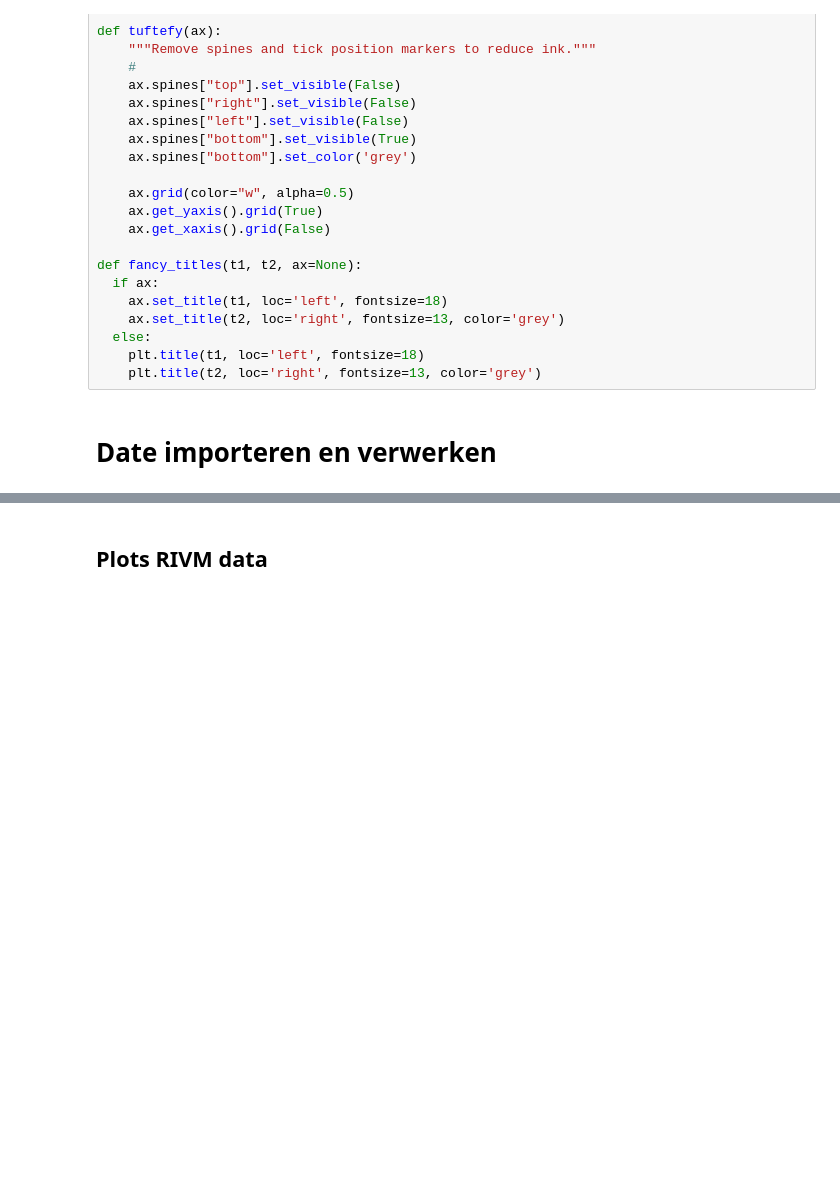
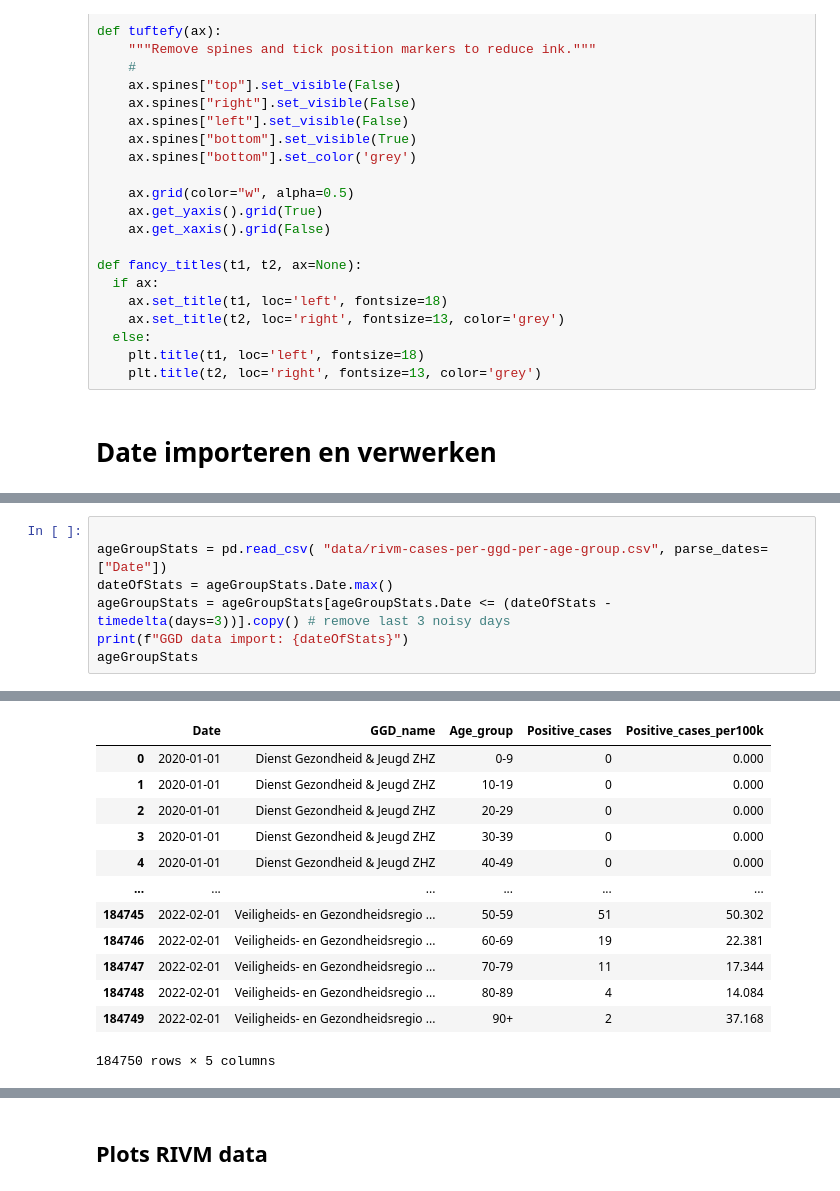
Before and after one commit to DavyLandman/covid-19-rivm-data, a Jupyter notebook: opnames.ipynb, the cells around one changed output, grey strips where cells are left out. Saved outputs shown, nothing was run; the diff lists cells and outputs as text; blank space fills up the shorter version.

```diff
--- a/opnames.ipynb
+++ b/opnames.ipynb
@@ -141,0 +239,8 @@ opnames_nice7['30+'] = opnames_nice7['30 - 60'] + opnames_nice7['60+']
+# %%
+
+ageGroupStats = pd.read_csv( "data/rivm-cases-per-ggd-per-age-group.csv", parse_dates=["Date"])
+dateOfStats = ageGroupStats.Date.max()
+ageGroupStats = ageGroupStats[ageGroupStats.Date <= (dateOfStats - timedelta(days=3))].copy() # remove last 3 noisy days
+print(f"GGD data import: {dateOfStats}")
+ageGroupStats
+# %% [output]
@@ -141,0 +248,13 @@ opnames_nice7['30+'] = opnames_nice7['30 - 60'] + opnames_nice7['60+']
+|  | Date | GGD_name | Age_group | Positive_cases | Positive_cases_per100k |
+| 0 | 2020-01-01 | Dienst Gezondheid & Jeugd ZHZ | 0-9 | 0 | 0.000 |
+| 1 | 2020-01-01 | Dienst Gezondheid & Jeugd ZHZ | 10-19 | 0 | 0.000 |
+| 2 | 2020-01-01 | Dienst Gezondheid & Jeugd ZHZ | 20-29 | 0 | 0.000 |
+| 3 | 2020-01-01 | Dienst Gezondheid & Jeugd ZHZ | 30-39 | 0 | 0.000 |
+| 4 | 2020-01-01 | Dienst Gezondheid & Jeugd ZHZ | 40-49 | 0 | 0.000 |
+| ... | ... | ... | ... | ... | ... |
+| 184745 | 2022-02-01 | Veiligheids- en Gezondheidsregio ... | 50-59 | 51 | 50.302 |
+| 184746 | 2022-02-01 | Veiligheids- en Gezondheidsregio ... | 60-69 | 19 | 22.381 |
+| 184747 | 2022-02-01 | Veiligheids- en Gezondheidsregio ... | 70-79 | 11 | 17.344 |
+| 184748 | 2022-02-01 | Veiligheids- en Gezondheidsregio ... | 80-89 | 4 | 14.084 |
+| 184749 | 2022-02-01 | Veiligheids- en Gezondheidsregio ... | 90+ | 2 | 37.168 |
+184750 rows × 5 columns
```
Also changed, not shown: parts of 20 cells of this notebook.
